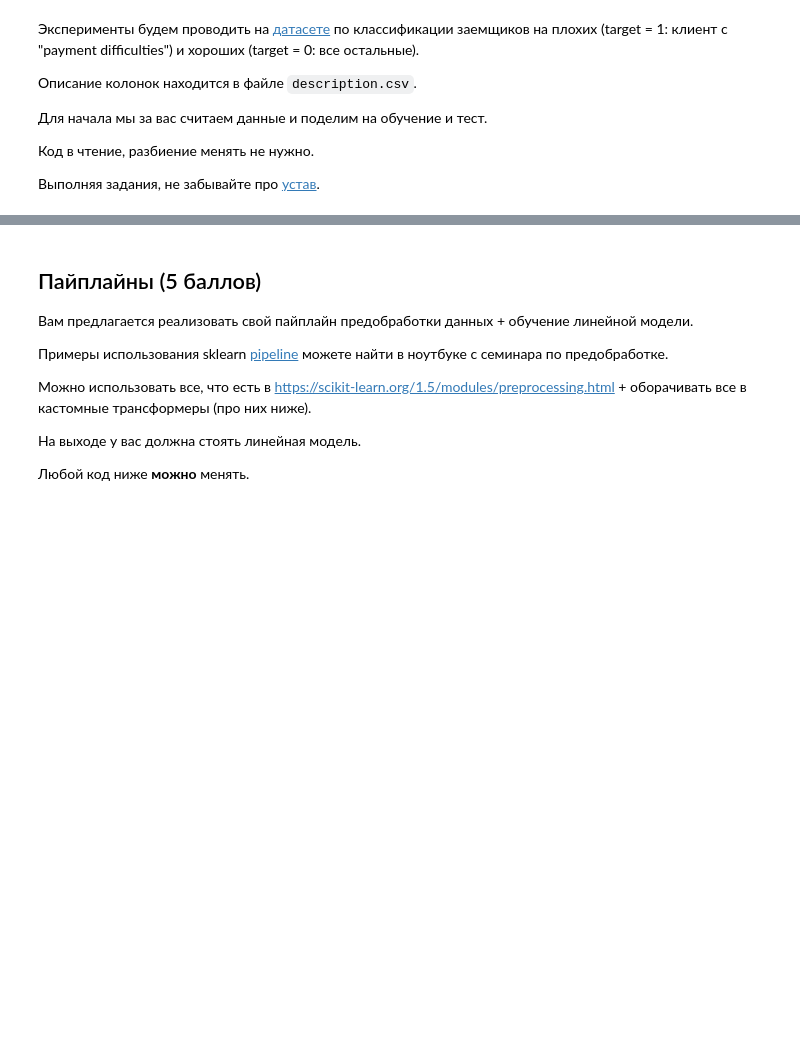
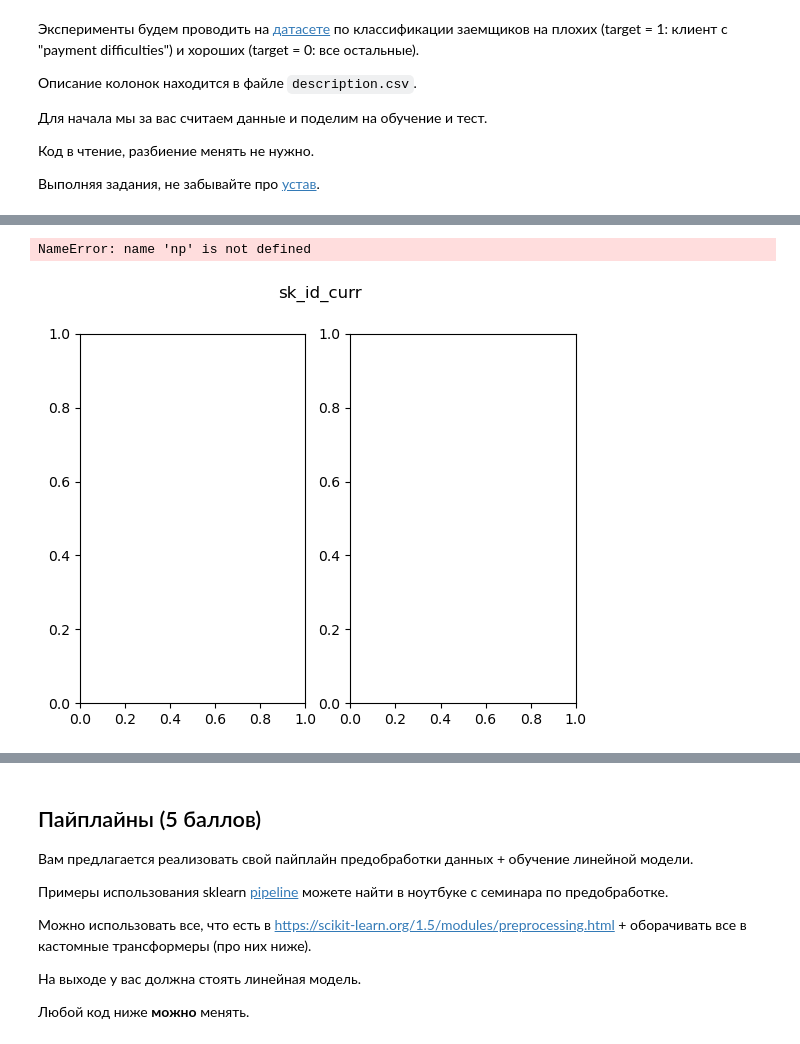
Before and after one commit to Nesterov-BA/aimasters, a Jupyter notebook: 1sem/ml1/homework/hw4/hw4.ipynb, the cells around one changed output, grey strips where cells are left out. Drawn from its saved outputs; the diff is of its cells as text; code cells hidden in the pictures; blank space fills up the shorter version.

```diff
--- a/1sem/ml1/homework/hw4/hw4.ipynb
+++ b/1sem/ml1/homework/hw4/hw4.ipynb
@@ -34,3 +67,10 @@ data.head(3)
+# %%
+import numpy as np
+
+plot_density(data)
+# %% [output]
+NameError: name 'np' is not defined
+[figure, added]
 # %%
 # не меняем код
 test_idx = data.sk_id_curr % 10 >= 7
```
Also changed, not shown: parts of 13 cells of this notebook, 3 other files.
